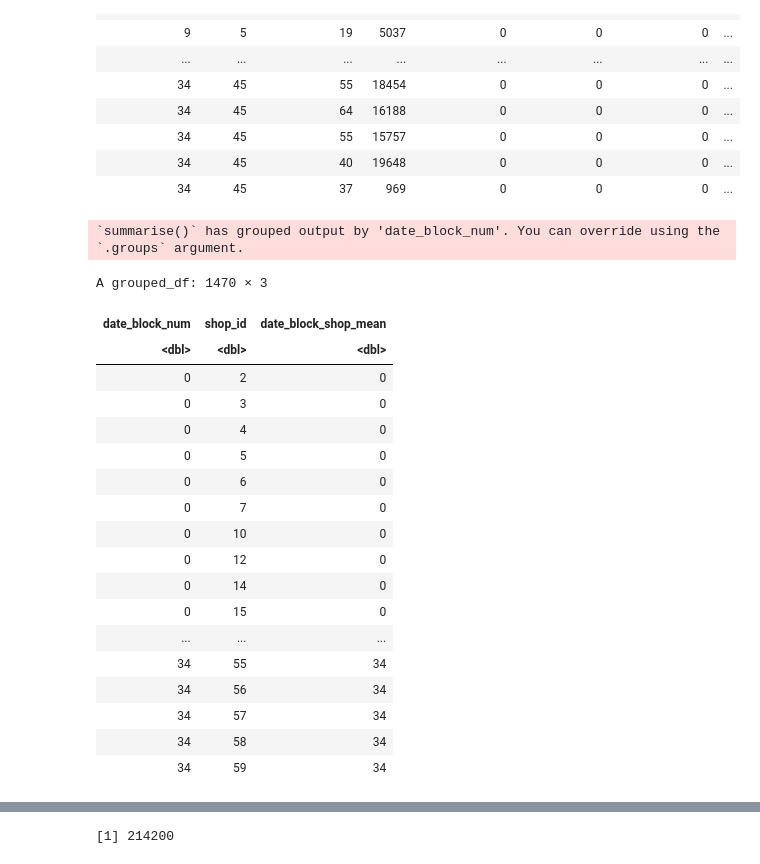
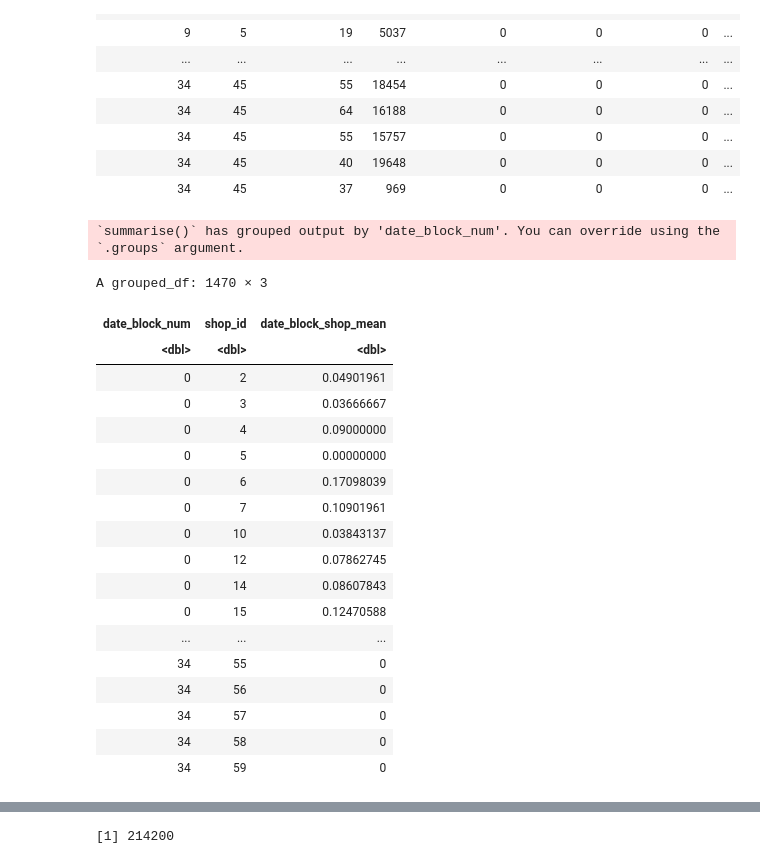
Before and after one commit to ss3468/CS636_Final_Project, a Jupyter notebook: Final_Project_sales.ipynb, the cells around one changed output, grey strips where cells are left out. Cells and saved outputs as stored; diff of their text form; code cells hidden in the pictures.

```diff
--- a/Final_Project_sales.ipynb
+++ b/Final_Project_sales.ipynb
@@ -41,7 +41,7 @@ A data.frame: 2935849 × 6
 sales_Data$date<-as.Date(sales_Data$date,format = "%d.%m.%Y")
 sales_Data<-sales_Data %>% arrange(sales_Data$date)
 # %%
-train_monthly<-sales_Data%>%inner_join(itemsData,by = "item_id")%>%filter((item_price<5000)&(item_cnt_day < 1000)&(item_price > 0) & (item_cnt_day >= 0))%>%transmute(date,date_block_num,shop_id,item_category_id, item_id, item_price, item_cnt_day,revenue=item_price*item_cnt_day)
+train_monthly<-sales_Data%>%inner_join(itemsData,by = "item_id")%>%filter((item_price<50000)&(item_cnt_day < 1000)&(item_price > 0) & (item_cnt_day >= 0))%>%transmute(date,date_block_num,shop_id,item_category_id, item_id, item_price, item_cnt_day,revenue=item_price*item_cnt_day)
 train_monthly[train_monthly['shop_id'] == 0, 'shop_id'] = 57
 train_monthly[train_monthly['shop_id']== 1, 'shop_id'] = 58
 train_monthly[train_monthly['shop_id'] == 11, 'shop_id'] = 10
@@ -175,28 +175,27 @@ A data.frame: 7497000 × 9
 | 34 | 45 | 40 | 19648 | 0 | 0 | 0 | ... |
 | 34 | 45 | 37 | 969 | 0 | 0 | 0 | ... |
 # %%
-date_block_shop_mean<-train_monthly%>%group_by(date_block_num,shop_id)%>%summarize(date_block_shop_mean=mean(date_block_num))
+date_block_shop_mean<-train_monthly%>%group_by(date_block_num,shop_id)%>%summarize(date_block_shop_mean=mean(item_cnt_month))
 date_block_shop_mean
 train_monthly<-train_monthly%>%left_join(date_block_shop_mean,by=c('date_block_num', 'shop_id'))
-train_monthly[is.na(train_monthly)]<-0
 # %% [output]
 `summarise()` has grouped output by 'date_block_num'. You can override using the `.groups` argument.
 A grouped_df: 1470 × 3
 | date_block_num | shop_id | date_block_shop_mean |
 | <dbl> | <dbl> | <dbl> |
-| 0 | 2 | 0 |
-| 0 | 3 | 0 |
-| 0 | 4 | 0 |
-| 0 | 5 | 0 |
-| 0 | 6 | 0 |
-| 0 | 7 | 0 |
-| 0 | 10 | 0 |
-| 0 | 12 | 0 |
-| 0 | 14 | 0 |
-| 0 | 15 | 0 |
+| 0 | 2 | 0.04901961 |
+| 0 | 3 | 0.03666667 |
+| 0 | 4 | 0.09000000 |
+| 0 | 5 | 0.00000000 |
+| 0 | 6 | 0.17098039 |
+| 0 | 7 | 0.10901961 |
+| 0 | 10 | 0.03843137 |
+| 0 | 12 | 0.07862745 |
+| 0 | 14 | 0.08607843 |
+| 0 | 15 | 0.12470588 |
 | ... | ... | ... |
-| 34 | 55 | 34 |
-| 34 | 56 | 34 |
-| 34 | 57 | 34 |
-| 34 | 58 | 34 |
-| 34 | 59 | 34 |
+| 34 | 55 | 0 |
+| 34 | 56 | 0 |
+| 34 | 57 | 0 |
+| 34 | 58 | 0 |
+| 34 | 59 | 0 |
```
Also changed, not shown: parts of 12 cells of this notebook.
